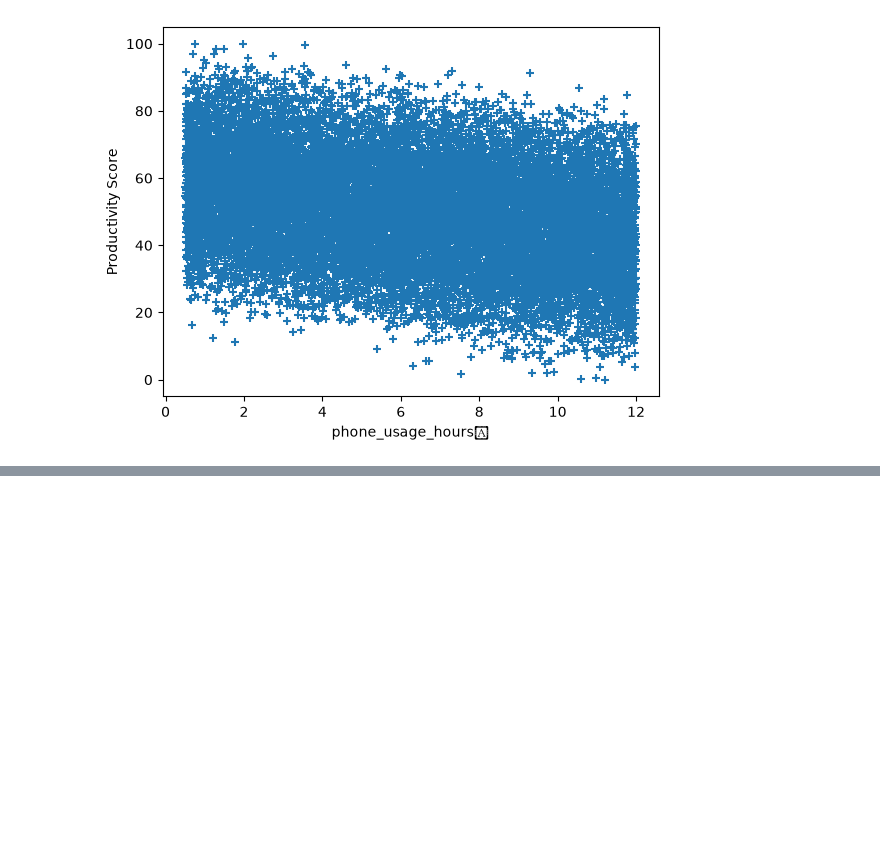
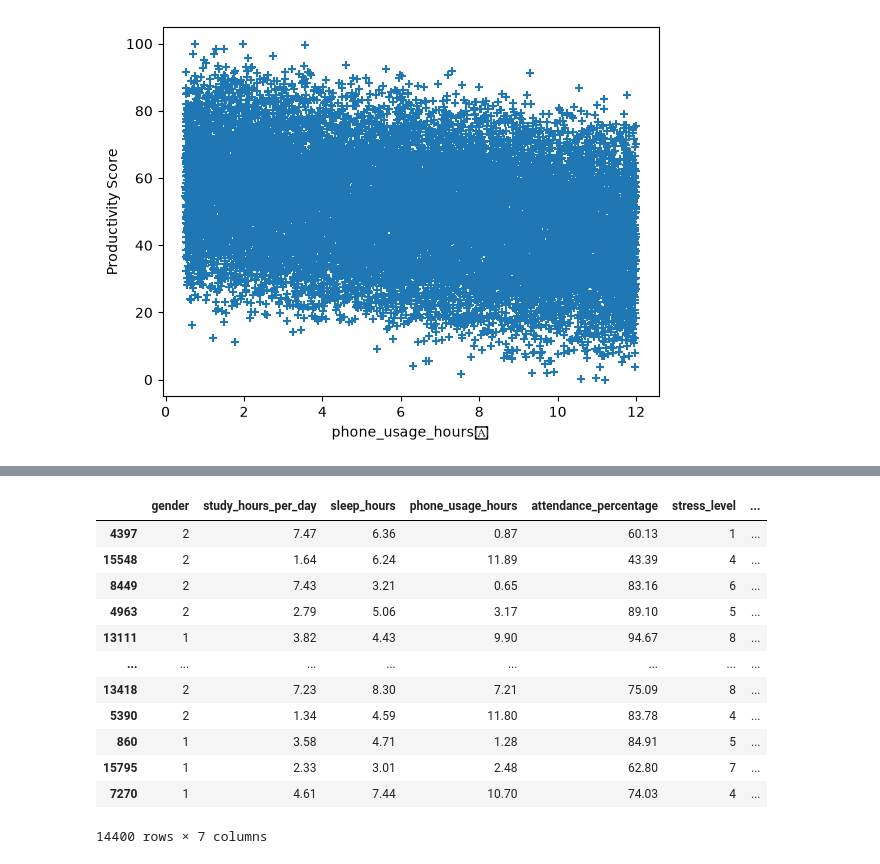
Before and after one commit to Kiyana2/Machine-Learning-Lab, a Jupyter notebook: Fast_API/Student_Productivity_prediction/Student_productivity.ipynb, the cells around one changed output, grey strips where cells are left out. Saved outputs shown, nothing was run; the diff lists cells and outputs as text; code cells hidden in the pictures; blank space fills up the shorter version.

```diff
--- a/Fast_API/Student_Productivity_prediction/Student_productivity.ipynb
+++ b/Fast_API/Student_Productivity_prediction/Student_productivity.ipynb
@@ -184,0 +298,16 @@ for i in df.columns:
+# %%
+X_train
+# %% [output]
+|  | gender | study_hours_per_day | sleep_hours | phone_usage_hours | attendance_percentage | stress_level | ... |
+| 4397 | 2 | 7.47 | 6.36 | 0.87 | 60.13 | 1 | ... |
+| 15548 | 2 | 1.64 | 6.24 | 11.89 | 43.39 | 4 | ... |
+| 8449 | 2 | 7.43 | 3.21 | 0.65 | 83.16 | 6 | ... |
+| 4963 | 2 | 2.79 | 5.06 | 3.17 | 89.10 | 5 | ... |
+| 13111 | 1 | 3.82 | 4.43 | 9.90 | 94.67 | 8 | ... |
+| ... | ... | ... | ... | ... | ... | ... | ... |
+| 13418 | 2 | 7.23 | 8.30 | 7.21 | 75.09 | 8 | ... |
+| 5390 | 2 | 1.34 | 4.59 | 11.80 | 83.78 | 4 | ... |
+| 860 | 1 | 3.58 | 4.71 | 1.28 | 84.91 | 5 | ... |
+| 15795 | 1 | 2.33 | 3.01 | 2.48 | 62.80 | 7 | ... |
+| 7270 | 1 | 4.61 | 7.44 | 10.70 | 74.03 | 4 | ... |
+14400 rows × 7 columns
```
Also changed, not shown: parts of 18 cells of this notebook, 2 other files.
